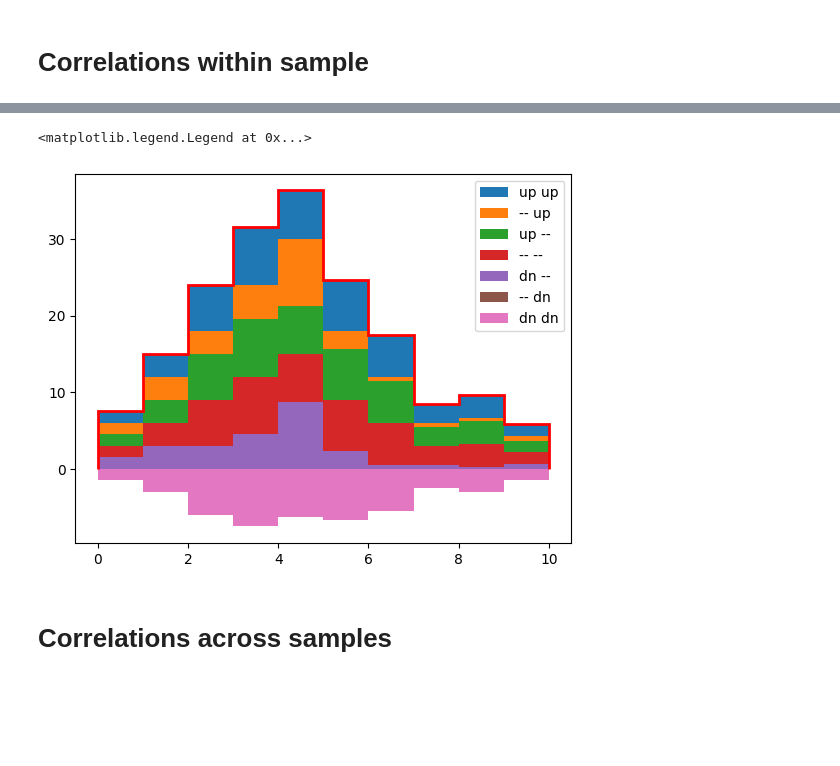
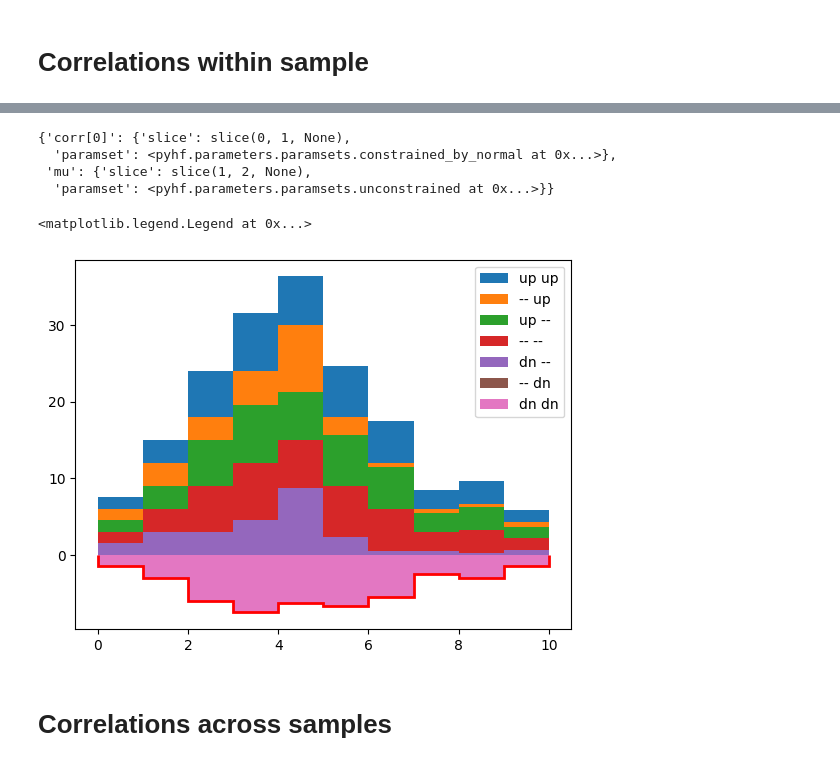
Before and after one commit to lorenzennio/pyhfcorr, a Jupyter notebook: test.ipynb, the cells around one changed output, grey strips where cells are left out. Cells and saved outputs as stored; diff of their text form; code cells hidden in the pictures; blank space fills up the shorter version.

```diff
--- a/test.ipynb
+++ b/test.ipynb
@@ -137,22 +137,28 @@ correlation found
+# %%
+new_model.config.par_map
+# %% [output]
+{'corr[0]': {'slice': slice(0, 1, None),
+  'paramset': <pyhf.parameters.paramsets.constrained_by_normal at 0x...>},
+ 'mu': {'slice': slice(1, 2, None),
+  'paramset': <pyhf.parameters.paramsets.unconstrained at 0x...>}}
 # %%
 plt.stairs(hist2+hist1+hist2, bins, fill = True, label = 'up up')
 plt.stairs(hist2+hist2, bins, fill = True, label = '-- up')
 plt.stairs(hist2+hist1, bins, fill = True, label = 'up --')
 plt.stairs(hist2, bins, fill=True, label = '-- --')
 plt.stairs(hist2-hist1, bins, fill=True, label = 'dn --')
 plt.stairs(hist2-hist2, bins, fill=True, label = '-- dn')
 plt.stairs(hist2-hist1-hist2, bins, fill=True, label = 'dn dn')
 
 initial_parameters = new_model.config.suggested_init()
-initial_parameters[0] = 1.
-initial_parameters[1] = 0.
+initial_parameters[0] = -1.
 
 plt.stairs(new_model.expected_data(initial_parameters, include_auxdata=False), bins, linewidth=2, color='r')
 
 plt.legend()
 # %% [output]
 <matplotlib.legend.Legend at 0x...>
-[figure, old version]
+[figure, new version]
 # %% [markdown]
 # Correlations across samples
 # %%
```
Also changed, not shown: parts of 4 cells of this notebook, 2 other files.
